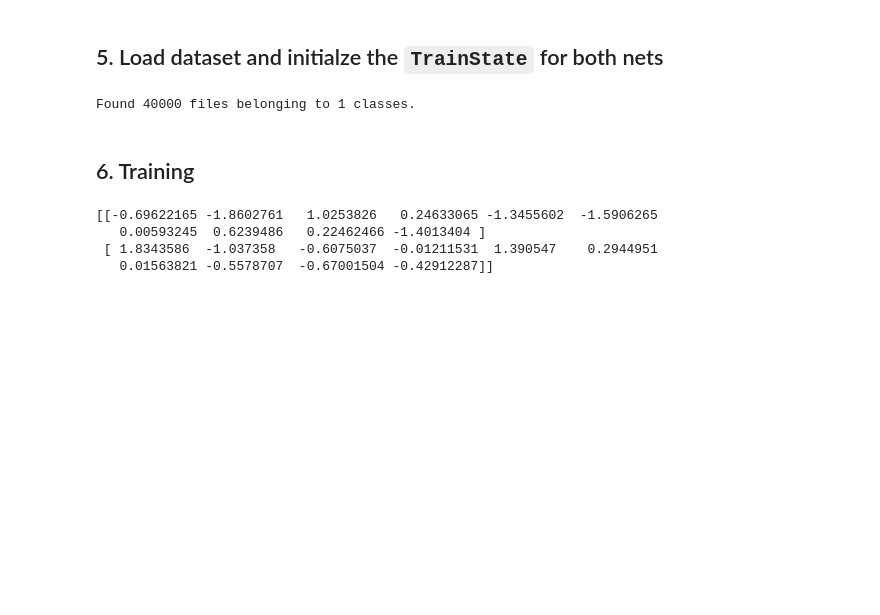
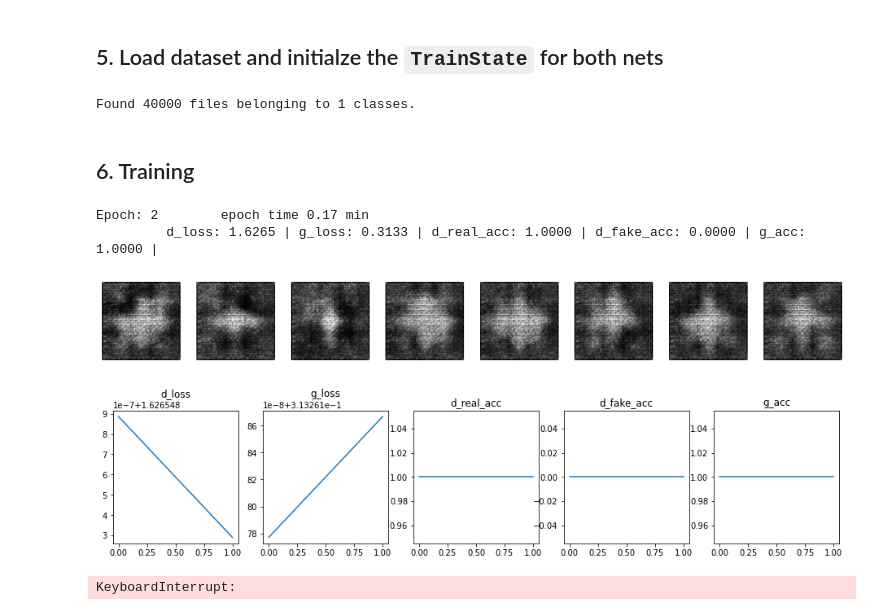
Before and after one commit to terrence-ou/Generative-Deep-Learning-2nd-Edition-PyTorch-JAX, a Jupyter notebook: JAX_FLAX/chapter_04_gan/01_dcgan.ipynb, the cells around one changed output. Cells and saved outputs as stored; diff of their text form; code cells hidden in the pictures; blank space fills up the shorter version.

```diff
--- a/JAX_FLAX/chapter_04_gan/01_dcgan.ipynb
+++ b/JAX_FLAX/chapter_04_gan/01_dcgan.ipynb
@@ -70,6 +74,15 @@ def display_imgs(imgs):
         ax.imshow(imgs[i], cmap='gray')
         ax.axis('off')
     plt.show()
+
+# plot training records
+def show_records(history):
+    plt.figure(figsize=(16, 3))
+    for i, key in enumerate(history):
+        ax = plt.subplot(1, len(history), i+1)
+        ax.plot(history[key])
+        ax.set_title(key)
+    plt.show()
 # %%
 check_ds = get_dataset()
 check_sample = next(iter(check_ds))
@@ -96,6 +109,7 @@ class Discriminator(nn.Module):
         # Output layers
         x = nn.Conv(features=1, kernel_size=(4, 4), strides=1,
                     padding='valid', use_bias=False)(x)
+        x = nn.sigmoid(x)
         x = x.reshape(-1, 1)
         return x
 
@@ -335,35 +268,72 @@ train_metrics = {
     'g_acc': Metrics.BinaryAccuracy()
 }
 
+history = defaultdict(list)
+
 rng, key = jax.random.split(rng)
 real_labels = jnp.ones(shape=(BATCH_SIZE, 1))
 real_noisy_labels = real_labels + NOISE_PARAM * jax.random.normal(rng, shape=real_labels.shape)
 fake_labels = jnp.zeros(shape=(BATCH_SIZE, 1))
-fake_noisy_labels = fake_labels - NOISE_PARAM * jax.random.normal(rng, shape=fake_labels.shape)
+fake_noisy_labels = fake_labels - NOISE_PARAM * jax.random.normal(key, shape=fake_labels.shape)
 # %%
 prev_time = time.time()
 
 
 for step, real_imgs in enumerate(train_ds.as_numpy_iterator()):
     rng, key = jax.random.split(rng)
 
     latents = jax.random.normal(rng, shape=(2, BATCH_SIZE, Z_DIM))
-    fake_imgs = generate_imgs(g_state, latents[0])
+    # fake_imgs = generate_imgs(g_state, latents[0])
 
     # Update discriminator
-    d_state = train_disciminator(d_state, real_imgs, real_noisy_labels)
-    d_state = train_disciminator(d_state, fake_imgs, fake_noisy_labels)
+
+    d_state, g_state = train_disciminator(d_state, g_state, latents[0], real_imgs, real_noisy_labels, fake_noisy_labels)
+    # d_state = train_disciminator(d_state, fake_imgs, fake_noisy_labels)
 
     # Update generator
-    g_state = train_generator(d_state, g_state, latents[1], real_labels)
+    d_state, g_state = train_generator(d_state, g_state, latents[1], real_labels)
 
     # calculate train metrics every epoch
     if (step + 1) % num_steps_per_epoch == 0:
         # Clear metrics
 
-        test_batch = train_ds.take(10)
+        test_batch = train_ds.take(int(BATCH_SIZE / 10))
 
         for test_imgs in test_batch.as_numpy_iterator():
-            pass
+
+            rng, key = jax.random.split(rng)
+            latents_test = jax.random.normal(rng, shape=(BATCH_SIZE, Z_DIM))
+            fake_imgs = generate_imgs(g_state, latents_test)
+
+            outputs = compute_metrics(d_state=d_state, g_state=g_state,
+                                      fake_imgs=fake_imgs, real_imgs=real_imgs,
+                                      real_labels=real_labels, fake_labels=fake_labels)
+
+            d_loss, g_loss, real_preds, fake_preds = outputs
+
+            train_metrics['d_loss'].update_state(d_loss)
+            train_metrics['g_loss'].update_state(g_loss)
+            train_metrics['d_fake_acc'].update_state(fake_labels, fake_preds)
+            train_metrics['d_real_acc'].update_state(real_labels, real_preds)
+            train_metrics['g_acc'].update_state(real_labels, fake_preds)
+
+        for key, value in train_metrics.items():
+            history[key].append(value.result().numpy())
+
 
         # Compute metrics
+        display.clear_output(wait=True)
+
+        curr_time = time.time()
+        print('Epoch: {}\tepoch time {:.2f} min'.format((step + 1) // num_steps_per_epoch, (curr_time - prev_time) / 60))
+        metrics = [f'{key}: {value.result().numpy():.4f} | ' for key, value in train_metrics.items()]
+        print('\t', ''.join(metrics))
+        display_imgs(fake_imgs)
+        show_records(history)
+        prev_time = curr_time
+# %% [output]
+Epoch: 2        epoch time 0.17 min
+         d_loss: 1.6265 | g_loss: 0.3133 | d_real_acc: 1.0000 | d_fake_acc: 0.0000 | g_acc: 1.0000 |
+[figure, added]
+[figure, added]
+KeyboardInterrupt:
@@ -389,8 +339,0 @@ fake_noisy_labels = fake_labels - NOISE_PARAM * jax.random.normal(rng, shape=fak
-# %%
-latents = jax.random.normal(rng, shape=(2, 10))
-print(latents)
-# %% [output]
-[[-0.69622165 -1.8602761   1.0253826   0.24633065 -1.3455602  -1.5906265
-   0.00593245  0.6239486   0.22462466 -1.4013404 ]
- [ 1.8343586  -1.037358   -0.6075037  -0.01211531  1.390547    0.2944951
-   0.01563821 -0.5578707  -0.67001504 -0.42912287]]
```
Also changed, not shown: parts of 8 cells of this notebook.
